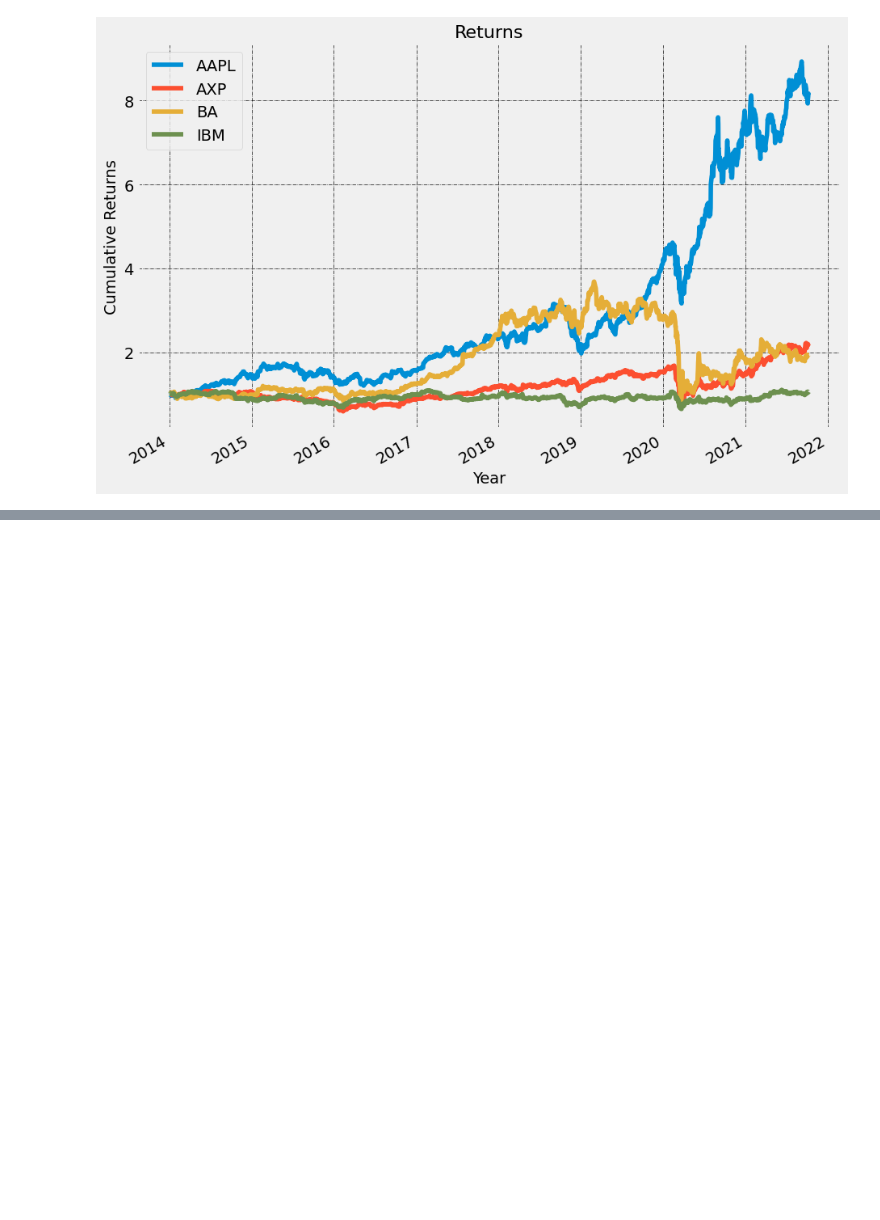
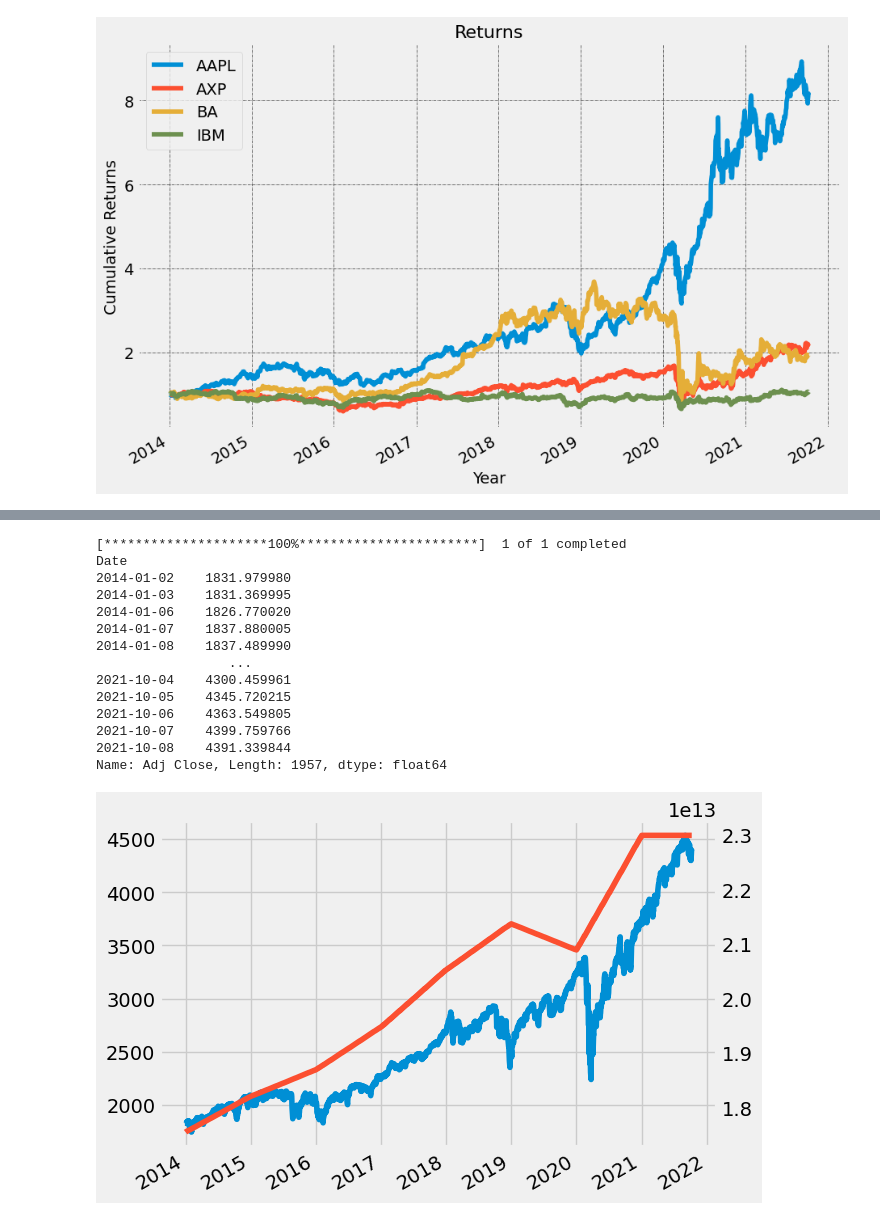
Before and after one commit to iiaroshev/dig-tools, a Jupyter notebook: digit-tools/research code/research.ipynb, the cells around one changed output, grey strips where cells are left out. Drawn from its saved outputs; the diff is of its cells as text; code cells hidden in the pictures; blank space fills up the shorter version.

```diff
--- a/digit-tools/research code/research.ipynb
+++ b/digit-tools/research code/research.ipynb
@@ -94,0 +137,43 @@ plt.show()
+# %%
+import pandas_datareader as pdr
+import pandas as pd
+import matplotlib.pyplot as plt
+import datetime as dt
+from pandas_datareader import wb
+
+gdp = wb.download(indicator='NY.GDP.MKTP.CD', country='US', start=2014, end=2021)
+gdp = gdp.unstack().T.reset_index(0)
+gdp.index = pd.to_datetime(gdp.index, format='%Y')
+
+start = dt.datetime(2014, 1, 1)
+end = dt.datetime(2021, 10, 10)
+
+tickers_list = ['^GSPC']
+
+# Fetch
+datasp = yf.download(tickers_list, start, end)['Adj Close']
+
+# we print first 5 rows of the data
+print(datasp)
+
+data = datasp.to_frame().join(gdp, how='outer')
+data = data.interpolate(method='linear')
+ax = data['Adj Close'].plot()
+ax = data['United States'].plot(ax=ax, secondary_y=True)
+plt.show()
+# %% [output]
+[*********************100%***********************]  1 of 1 completed
+Date
+2014-01-02    1831.979980
+2014-01-03    1831.369995
+2014-01-06    1826.770020
+2014-01-07    1837.880005
+2014-01-08    1837.489990
+                 ...
+2021-10-04    4300.459961
+2021-10-05    4345.720215
+2021-10-06    4363.549805
+2021-10-07    4399.759766
+2021-10-08    4391.339844
+Name: Adj Close, Length: 1957, dtype: float64
+[figure, added]
```
Also changed, not shown: parts of 5 cells of this notebook.
